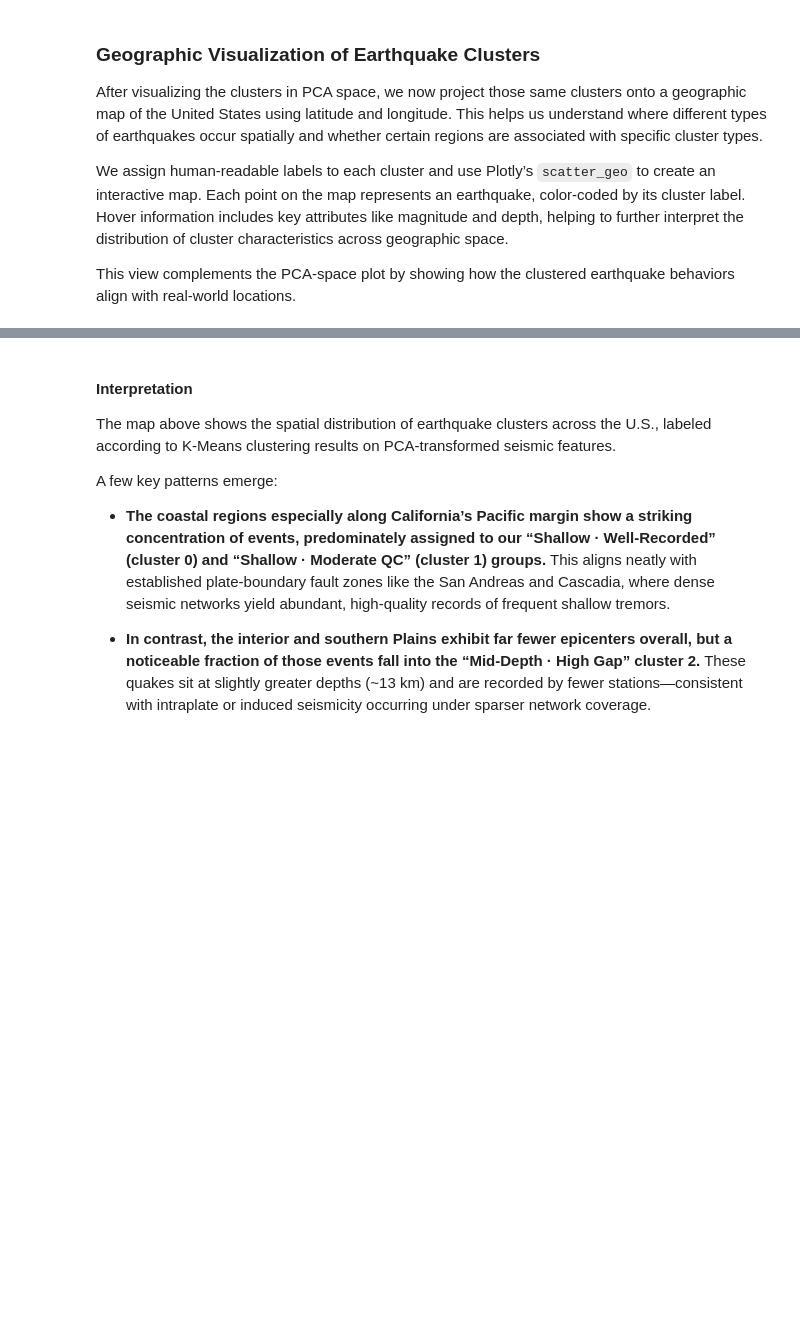
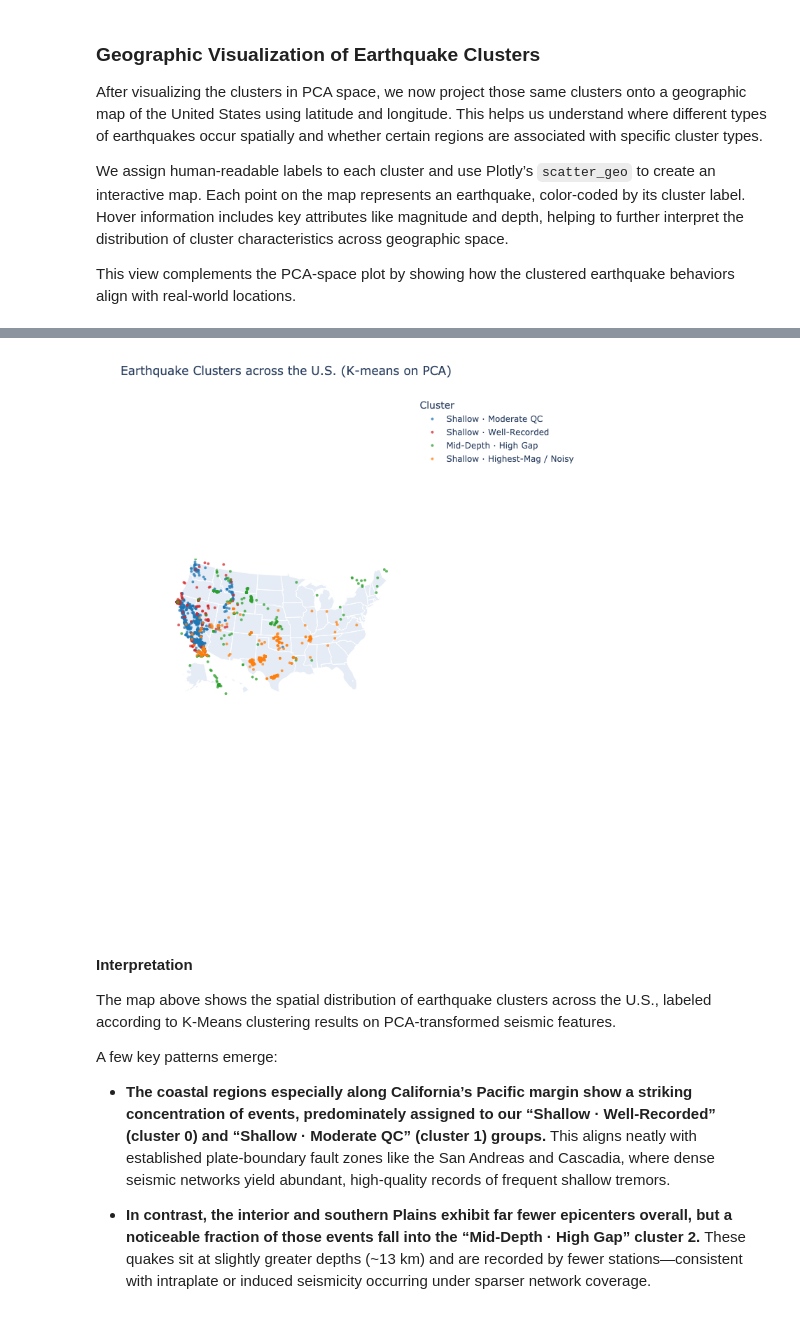
Before and after one commit to ritesh3280/CMSC320_Final_Project, a Jupyter notebook: final_latest_new.ipynb, the cells around one changed output, grey strips where cells are left out. Cells and saved outputs as stored; diff of their text form; code cells hidden in the pictures; blank space fills up the shorter version.

```diff
--- a/final_latest_new.ipynb
+++ b/final_latest_new.ipynb
@@ -962,9 +957,8 @@ import plotly.io as pio
 from IPython.display import Image
 
 
-
 plot_df = X_clean.copy()
-plot_df['cluster_id']    = labels
+plot_df['cluster_id'] = lbls
 plot_df['cluster_label'] = plot_df['cluster_id'].map({
     0: "Shallow · Well-Recorded",
     1: "Shallow · Moderate QC",
@@ -1002,4 +996,6 @@ fig.update_layout(
     legend_title="Cluster"
 )
 fig.show()
+fig.write_image("earthquake_clusters_map.png")
+display(Image(filename="earthquake_clusters_map.png"))
 # %% [output]
@@ -1007,3 +1002,4 @@ fig.show()
+[figure, added]
 # %% [markdown]
 #### Interpretation
 
```
Also changed, not shown: parts of 7 cells of this notebook, 8 other files.
